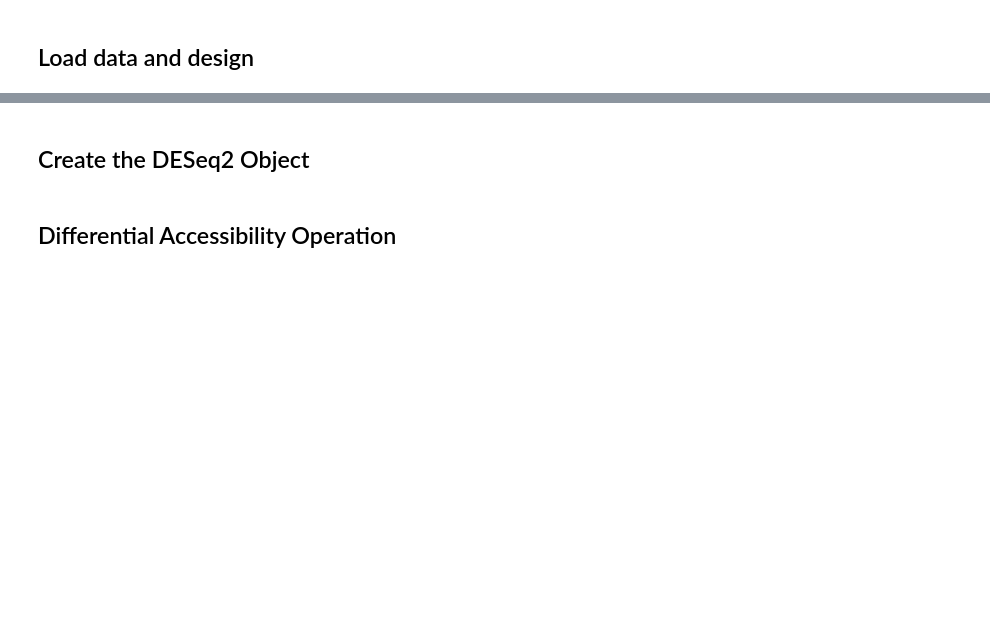
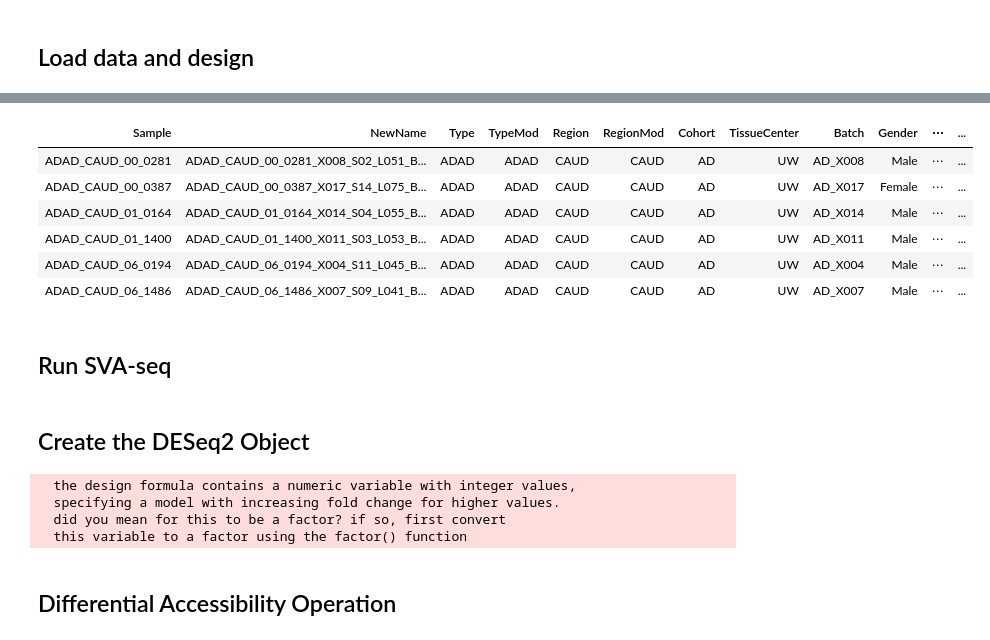
Before and after one commit to kundajelab/alzheimers_parkinsons, a Jupyter notebook: deseq2_analysis/deseq2.ipynb, the cells around one changed output, grey strips where cells are left out. Saved outputs shown, nothing was run; the diff lists cells and outputs as text; code cells hidden in the pictures; blank space fills up the shorter version.

```diff
--- a/deseq2_analysis/deseq2.ipynb
+++ b/deseq2_analysis/deseq2.ipynb
@@ -77,0 +78,7 @@ head(batches)
+# %%
+Grouping <- factor(paste0(batches$Cohort,".",batches$RegionMod, ".", batches$TypeMod))
+batches$Grouping=Grouping
+# %%
+#SVA can't handle NA values, so we have no choice but to interpolate to the mode for missing entries in PMI & ApoE
+batches$ApoE[is.na(batches$ApoE)]='3_3'
+batches$PMI[is.na(batches$PMI)]=mean(na.omit(batches$PMI))
@@ -78,10 +95,29 @@ head(batches)
+# %%
+batches=cbind(batches,sur_var)
+# %%
+head(batches)
+# %% [output]
+| Sample | NewName | Type | TypeMod | Region | RegionMod | Cohort | TissueCenter | Batch | Gender | ⋯ | ... |
+| ADAD_CAUD_00_0281 | ADAD_CAUD_00_0281_X008_S02_L051_B... | ADAD | ADAD | CAUD | CAUD | AD | UW | AD_X008 | Male | ⋯ | ... |
+| ADAD_CAUD_00_0387 | ADAD_CAUD_00_0387_X017_S14_L075_B... | ADAD | ADAD | CAUD | CAUD | AD | UW | AD_X017 | Female | ⋯ | ... |
+| ADAD_CAUD_01_0164 | ADAD_CAUD_01_0164_X014_S04_L055_B... | ADAD | ADAD | CAUD | CAUD | AD | UW | AD_X014 | Male | ⋯ | ... |
+| ADAD_CAUD_01_1400 | ADAD_CAUD_01_1400_X011_S03_L053_B... | ADAD | ADAD | CAUD | CAUD | AD | UW | AD_X011 | Male | ⋯ | ... |
+| ADAD_CAUD_06_0194 | ADAD_CAUD_06_0194_X004_S11_L045_B... | ADAD | ADAD | CAUD | CAUD | AD | UW | AD_X004 | Male | ⋯ | ... |
+| ADAD_CAUD_06_1486 | ADAD_CAUD_06_1486_X007_S09_L041_B... | ADAD | ADAD | CAUD | CAUD | AD | UW | AD_X007 | Male | ⋯ | ... |
+# %% [markdown]
+## Run SVA-seq
 # %% [markdown]
 ## Create the DESeq2 Object
 # %%
 #Create DESeq object
 dds <- DESeqDataSetFromMatrix(countData = data,
                               colData = batches,
-                              design = ~Type+Region+Cohort)
+                              design = ~Grouping+Gender+expired_age+PMI+ApoE+X1+X2+X3+X4+X5+X6+X7+X8+X9+X10)
+# %% [output]
+  the design formula contains a numeric variable with integer values,
+  specifying a model with increasing fold change for higher values.
+  did you mean for this to be a factor? if so, first convert
+  this variable to a factor using the factor() function
 # %% [markdown]
 ## Differential Accessibility Operation
 # %%
```
Also changed, not shown: parts of 77 cells of this notebook, 2 other files.
